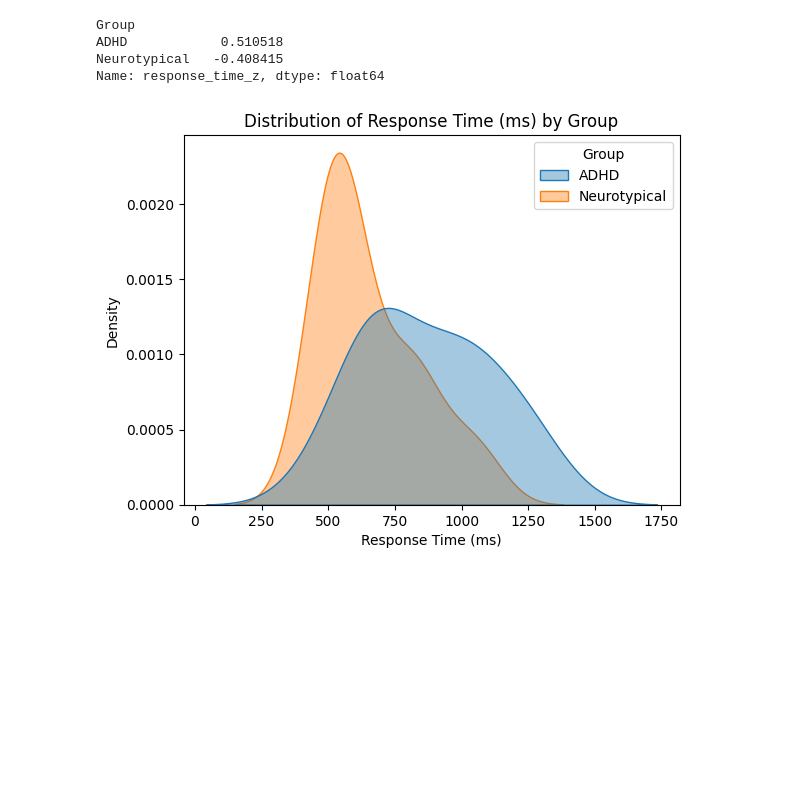
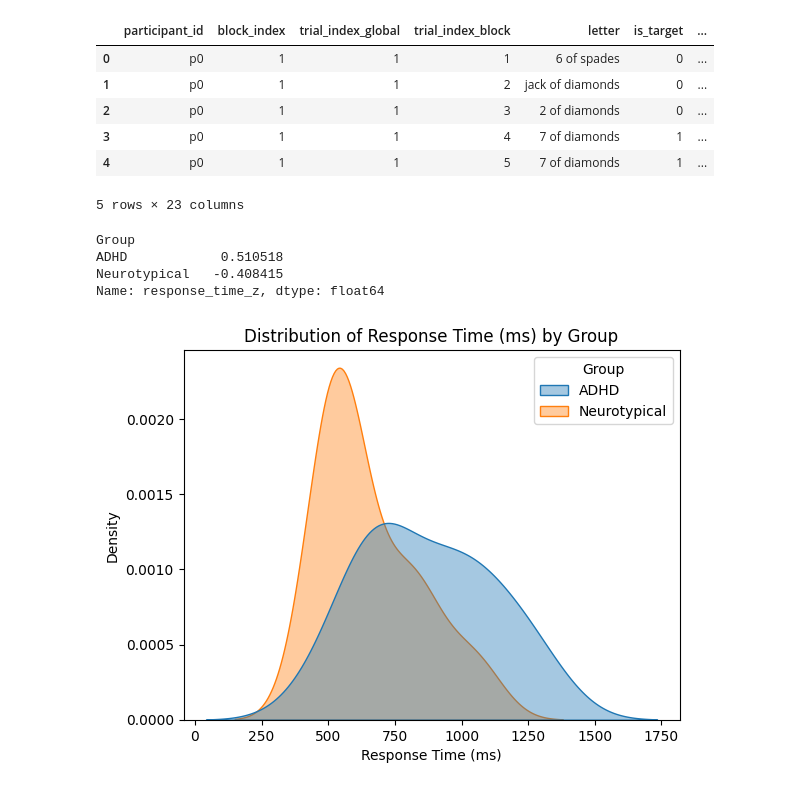
Before and after one commit to AymanM7/Adveyes-ACM-Research, a Jupyter notebook: src/app/adam/cptMetric.ipynb, the cells around one changed output. Drawn from its saved outputs; the diff is of its cells as text; code cells hidden in the pictures; blank space fills up the shorter version.

```diff
--- a/src/app/adam/cptMetric.ipynb
+++ b/src/app/adam/cptMetric.ipynb
@@ -8,27 +8,41 @@ import seaborn as sns
 # %%
 adhd_files = glob.glob("adhd/*.json")
 nonadhd_files = glob.glob("nonadhd/*.json")
+
+s = "p"
+i = 0
 
 for file in adhd_files + nonadhd_files:
     with open(file, "r") as f:
         data = json.load(f)
     df = pd.json_normalize(data, record_path="trials")
     csv_path = file.replace(".json", ".csv")
+    df['participant_id'] = s + str(i)
+    i += 1
     df.to_csv(csv_path, index=False)
 
 adhd_csvs = glob.glob("adhd/*.csv")
 nonadhd_csvs = glob.glob("nonadhd/*.csv")
 
 adhd_dfs = [pd.read_csv(f) for f in adhd_csvs]
 nonadhd_dfs = [pd.read_csv(f) for f in nonadhd_csvs]
 
 adhd_cpt = pd.concat(adhd_dfs, ignore_index=True)
 adhd_cpt["Group"] = "ADHD"
 
 nonadhd_cpt = pd.concat(nonadhd_dfs, ignore_index=True)
 nonadhd_cpt["Group"] = "Neurotypical"
 
 combined_cpts = pd.concat([adhd_cpt, nonadhd_cpt], ignore_index=True)
+combined_cpts.head()
+# %% [output]
+|  | participant_id | block_index | trial_index_global | trial_index_block | letter | is_target | ... |
+| 0 | p0 | 1 | 1 | 1 | 6 of spades | 0 | ... |
+| 1 | p0 | 1 | 1 | 2 | jack of diamonds | 0 | ... |
+| 2 | p0 | 1 | 1 | 3 | 2 of diamonds | 0 | ... |
+| 3 | p0 | 1 | 1 | 4 | 7 of diamonds | 1 | ... |
+| 4 | p0 | 1 | 1 | 5 | 7 of diamonds | 1 | ... |
+5 rows × 23 columns
 # %%
 #Calculate Averages across each group
 group_means = combined_cpts.groupby("Group").mean(numeric_only=True)
```
Also changed, not shown: parts of 3 cells of this notebook, 9 other files.
